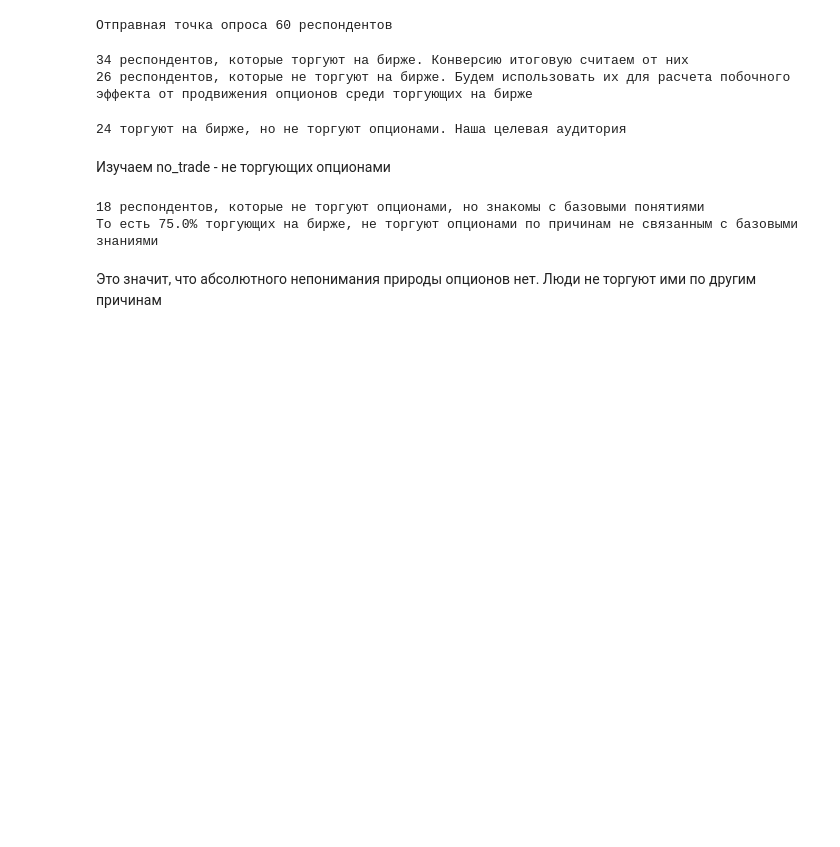
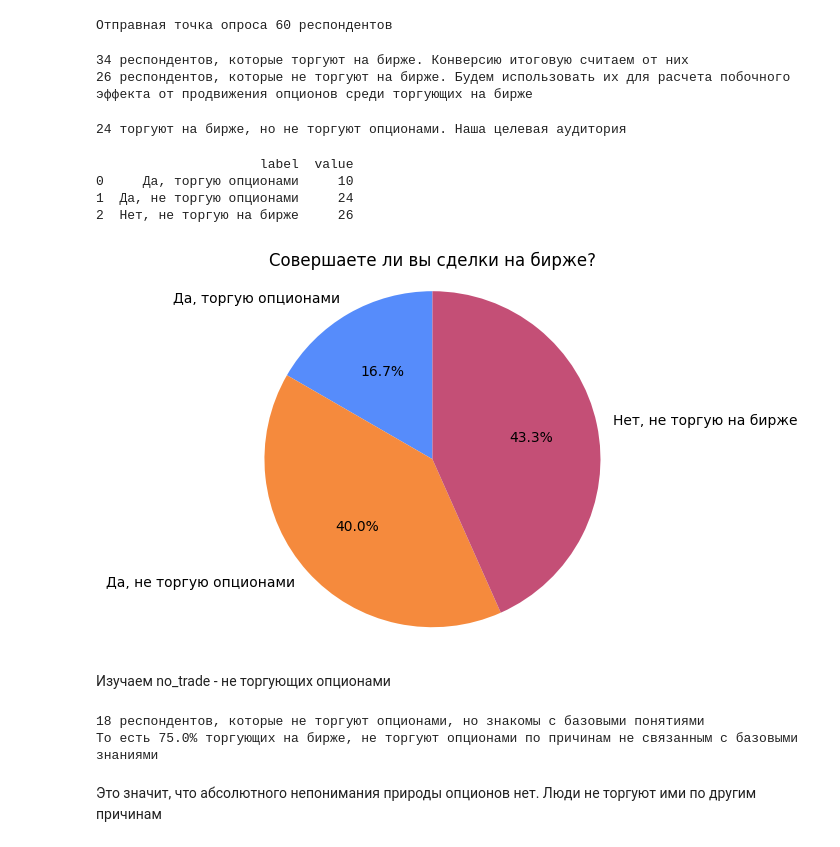
Before and after one commit to maburnashev/MOEX_Derivatives_Case, a Jupyter notebook: src/analysis_poll.ipynb, the cells around one changed output. Cells and saved outputs as stored; diff of their text form; code cells hidden in the pictures; blank space fills up the shorter version.

```diff
--- a/src/analysis_poll.ipynb
+++ b/src/analysis_poll.ipynb
@@ -31,6 +31,22 @@ no_trade = len(df_no_trade)
 print(f'{len(df_no_trade)} торгуют на бирже, но не торгуют опционами. Наша целевая аудитория')
 # %% [output]
 24 торгуют на бирже, но не торгуют опционами. Наша целевая аудитория
+# %%
+df = pd.DataFrame({
+    "label": ["Да, торгую опционами", "Да, не торгую опционами", "Нет, не торгую на бирже"],
+    "value": [len(df_trade), len(df_no_trade), len(df_no)]
+})
+print(df)
+plt.pie(df["value"], labels=df["label"], autopct="%1.1f%%", startangle=90)
+plt.title("Совершаете ли вы сделки на бирже?")
+plt.axis("equal")
+plt.show()
+# %% [output]
+                     label  value
+0     Да, торгую опционами     10
+1  Да, не торгую опционами     24
+2  Нет, не торгую на бирже     26
+[figure, added]
 # %% [markdown]
 Изучаем no_trade - не торгующих опционами
 # %%
```
Also changed, not shown: parts of 7 cells of this notebook, 1 other file.
